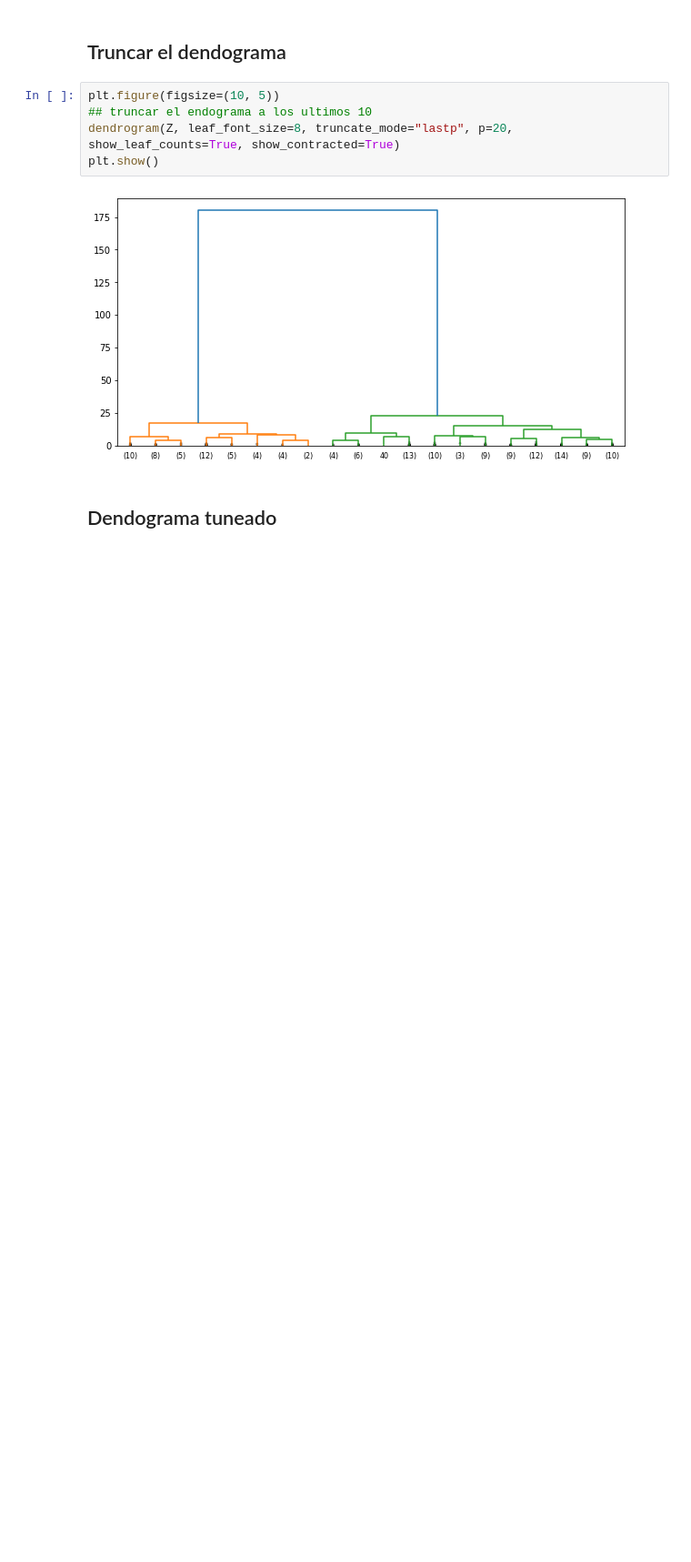
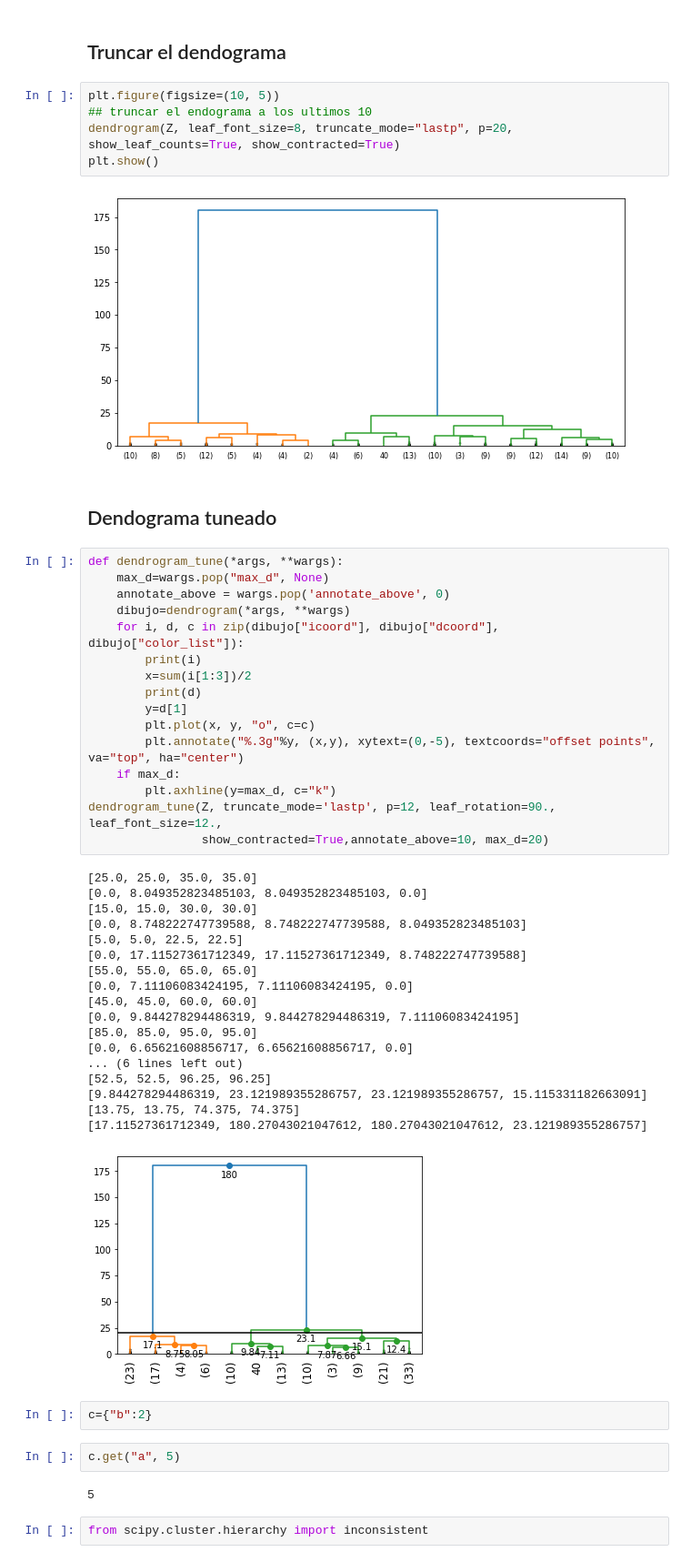
Before and after one commit to GersonVis/Tecnicas-de-IA, a Jupyter notebook: curso udemy/clustering/clustering endogramico.ipynb, the cells around one changed output. Shown at 91% size. Drawn from its saved outputs; the diff is of its cells as text; blank space fills up the shorter version.

```diff
--- a/curso udemy/clustering/clustering endogramico.ipynb
+++ b/curso udemy/clustering/clustering endogramico.ipynb
@@ -148,3 +144,46 @@ plt.show()
 [figure]
 # %% [markdown]
 ## Dendograma tuneado
+# %%
+def dendrogram_tune(*args, **wargs):
+    max_d=wargs.pop("max_d", None)
+    annotate_above = wargs.pop('annotate_above', 0)
+    dibujo=dendrogram(*args, **wargs)
+    for i, d, c in zip(dibujo["icoord"], dibujo["dcoord"], dibujo["color_list"]):
+        print(i)
+        x=sum(i[1:3])/2
+        print(d)
+        y=d[1]
+        plt.plot(x, y, "o", c=c)
+        plt.annotate("%.3g"%y, (x,y), xytext=(0,-5), textcoords="offset points", va="top", ha="center")
+    if max_d:
+        plt.axhline(y=max_d, c="k")
+dendrogram_tune(Z, truncate_mode='lastp', p=12, leaf_rotation=90., leaf_font_size=12.,
+                show_contracted=True,annotate_above=10, max_d=20)
+# %% [output]
+[25.0, 25.0, 35.0, 35.0]
+[0.0, 8.049352823485103, 8.049352823485103, 0.0]
+[15.0, 15.0, 30.0, 30.0]
+[0.0, 8.748222747739588, 8.748222747739588, 8.049352823485103]
+[5.0, 5.0, 22.5, 22.5]
+[0.0, 17.11527361712349, 17.11527361712349, 8.748222747739588]
+[55.0, 55.0, 65.0, 65.0]
+[0.0, 7.11106083424195, 7.11106083424195, 0.0]
+[45.0, 45.0, 60.0, 60.0]
+[0.0, 9.844278294486319, 9.844278294486319, 7.11106083424195]
+[85.0, 85.0, 95.0, 95.0]
+[0.0, 6.65621608856717, 6.65621608856717, 0.0]
+... (6 lines left out)
+[52.5, 52.5, 96.25, 96.25]
+[9.844278294486319, 23.121989355286757, 23.121989355286757, 15.115331182663091]
+[13.75, 13.75, 74.375, 74.375]
+[17.11527361712349, 180.27043021047612, 180.27043021047612, 23.121989355286757]
+[figure, added]
+# %%
+c={"b":2}
+# %%
+c.get("a", 5)
+# %% [output]
+5
+# %%
+from scipy.cluster.hierarchy import inconsistent
```
Also changed, not shown: parts of 33 cells of this notebook, 1 other file.
